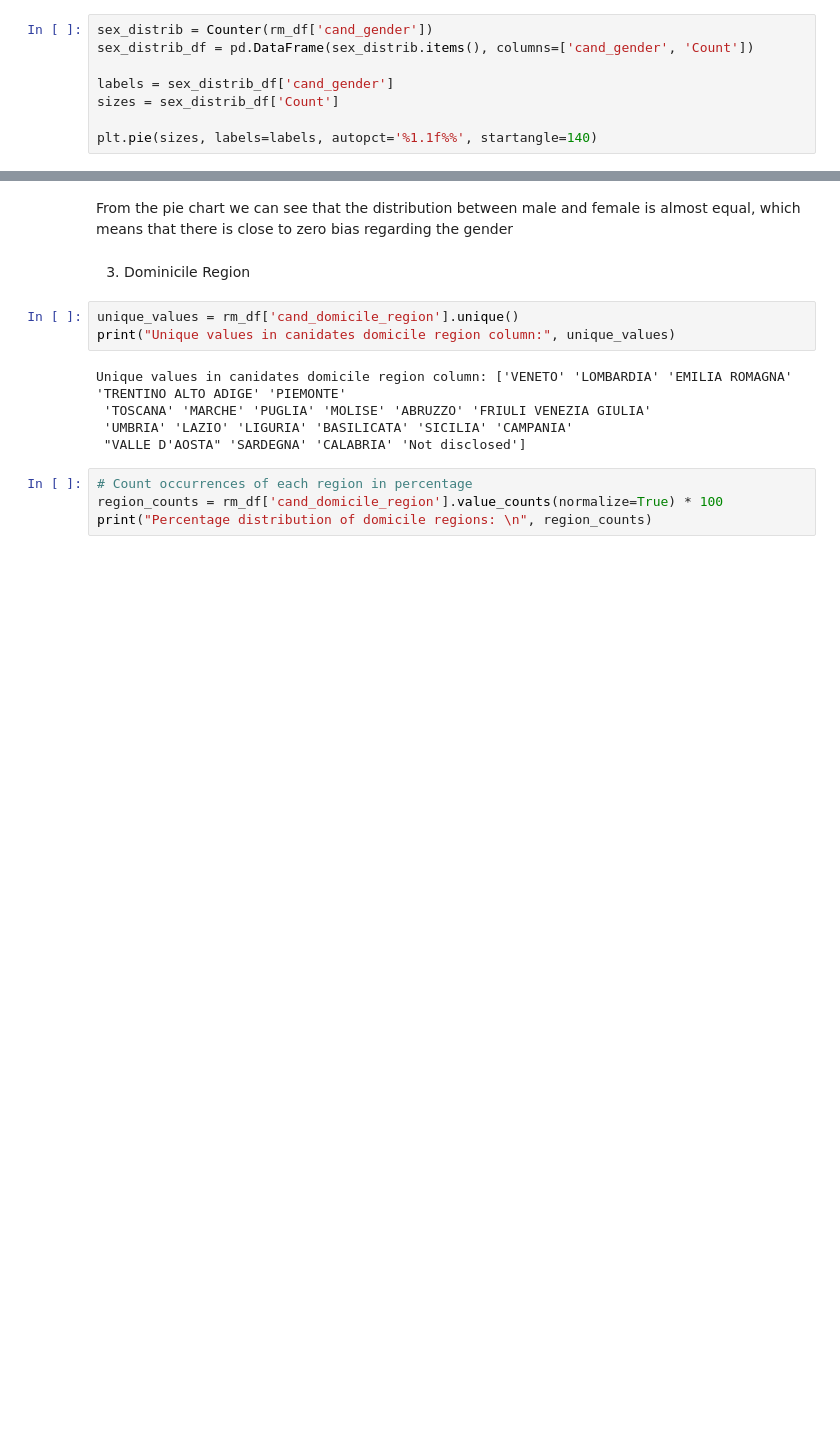
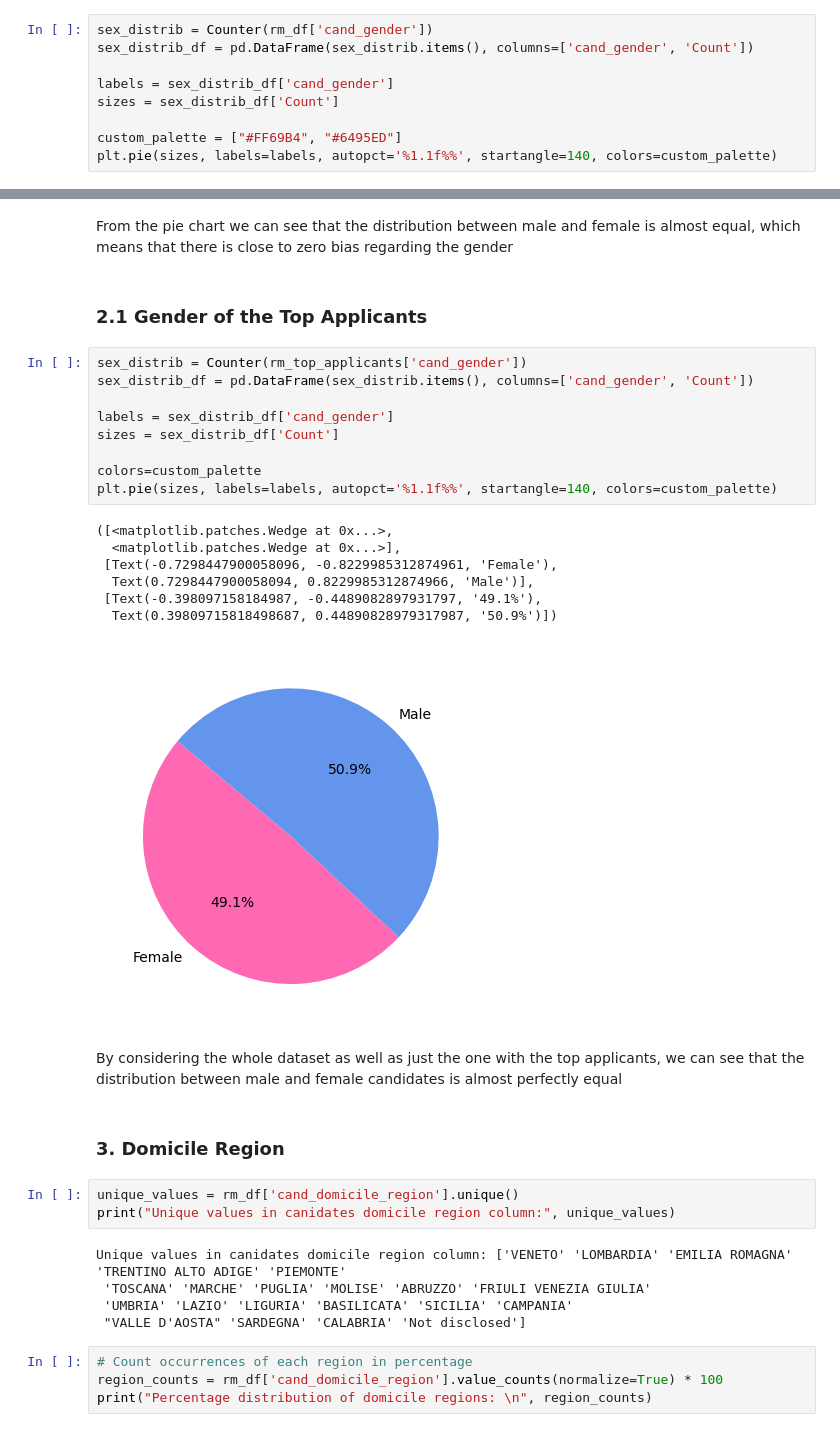
Before and after one commit to baicheto/AI_In_Industry, a Jupyter notebook: Reverse_Matching.ipynb, the cells around one changed output, grey strips where cells are left out. Cells and saved outputs as stored; diff of their text form; blank space fills up the shorter version.

```diff
--- a/Reverse_Matching.ipynb
+++ b/Reverse_Matching.ipynb
@@ -122,7 +135,8 @@ sex_distrib_df = pd.DataFrame(sex_distrib.items(), columns=['cand_gender', 'Coun
 labels = sex_distrib_df['cand_gender']
 sizes = sex_distrib_df['Count']
 
-plt.pie(sizes, labels=labels, autopct='%1.1f%%', startangle=140)
+custom_palette = ["#FF69B4", "#6495ED"]
+plt.pie(sizes, labels=labels, autopct='%1.1f%%', startangle=140, colors=custom_palette)
 # %% [output]
 ([<matplotlib.patches.Wedge at 0x...>,
   <matplotlib.patches.Wedge at 0x...>],
@@ -134,7 +148,28 @@ plt.pie(sizes, labels=labels, autopct='%1.1f%%', startangle=140)
 # %% [markdown]
 From the pie chart we can see that the distribution between male and female is almost equal, which means that there is close to zero bias regarding the gender
-# %% [markdown]
-3. Dominicile Region
+# %% [markdown]
+### 2.1 Gender of the Top Applicants
+# %%
+sex_distrib = Counter(rm_top_applicants['cand_gender'])
+sex_distrib_df = pd.DataFrame(sex_distrib.items(), columns=['cand_gender', 'Count'])
+
+labels = sex_distrib_df['cand_gender']
+sizes = sex_distrib_df['Count']
+
+colors=custom_palette
+plt.pie(sizes, labels=labels, autopct='%1.1f%%', startangle=140, colors=custom_palette)
+# %% [output]
+([<matplotlib.patches.Wedge at 0x...>,
+  <matplotlib.patches.Wedge at 0x...>],
+ [Text(-0.7298447900058096, -0.8229985312874961, 'Female'),
+  Text(0.7298447900058094, 0.8229985312874966, 'Male')],
+ [Text(-0.398097158184987, -0.4489082897931797, '49.1%'),
+  Text(0.39809715818498687, 0.44890828979317987, '50.9%')])
+[figure, added]
+# %% [markdown]
+By considering the whole dataset as well as just the one with the top applicants, we can see that the distribution between male and female candidates is almost perfectly equal
+# %% [markdown]
+### 3. Domicile Region
 # %%
 unique_values = rm_df['cand_domicile_region'].unique()
 print("Unique values in canidates domicile region column:", unique_values)
```
Also changed, not shown: parts of 174 cells of this notebook.
